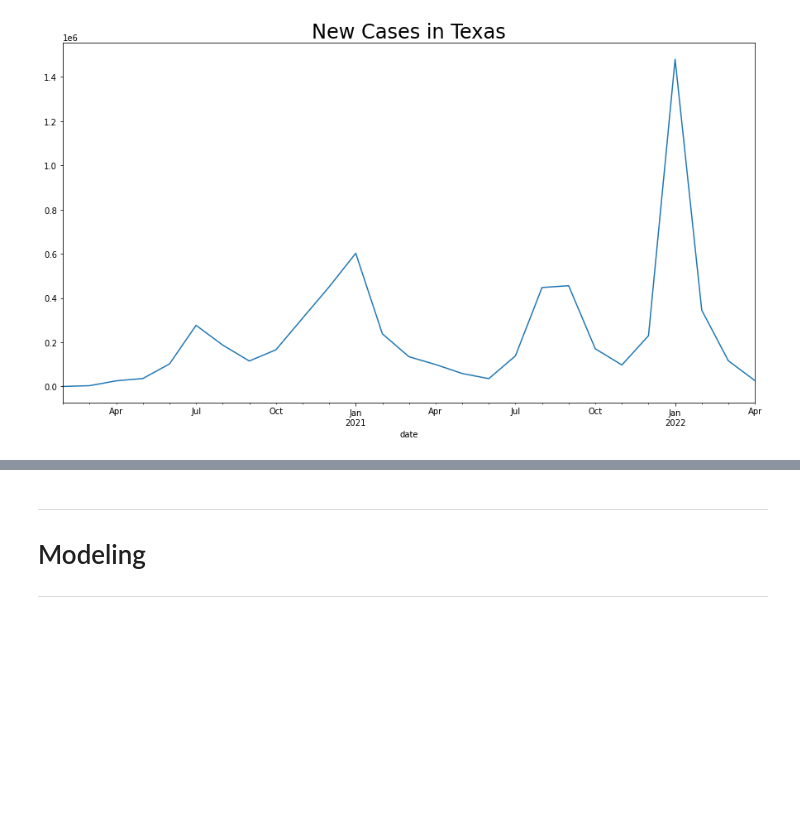
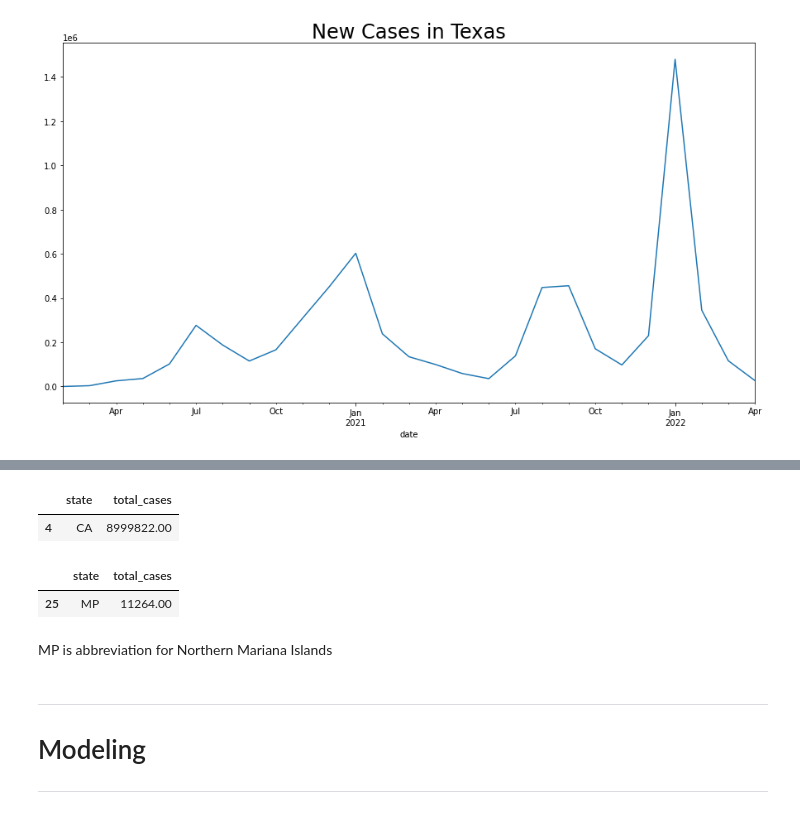
Before and after one commit to JeanetteSchulz/Covid_Analysis, a Jupyter notebook: Jeanettes_Project_Workbook.ipynb, the cells around one changed output, grey strips where cells are left out. Cells and saved outputs as stored; diff of their text form; code cells hidden in the pictures; blank space fills up the shorter version.

```diff
--- a/Jeanettes_Project_Workbook.ipynb
+++ b/Jeanettes_Project_Workbook.ipynb
@@ -594,3 +629,17 @@ texas.head()
+# %%
+# State with the most cases
+state_cases[state_cases.total_cases == state_cases.total_cases.max()]
+# %% [output]
+|  | state | total_cases |
+| 4 | CA | 8999822.00 |
+# %%
+# States with the least cases
+state_cases[state_cases.total_cases == state_cases.total_cases.min()]
+# %% [output]
+|  | state | total_cases |
+| 25 | MP | 11264.00 |
+# %% [markdown]
+MP is abbreviation for Northern Mariana Islands
 # %% [markdown]
 ---
 # Modeling
```
Also changed, not shown: parts of 10 cells of this notebook.
